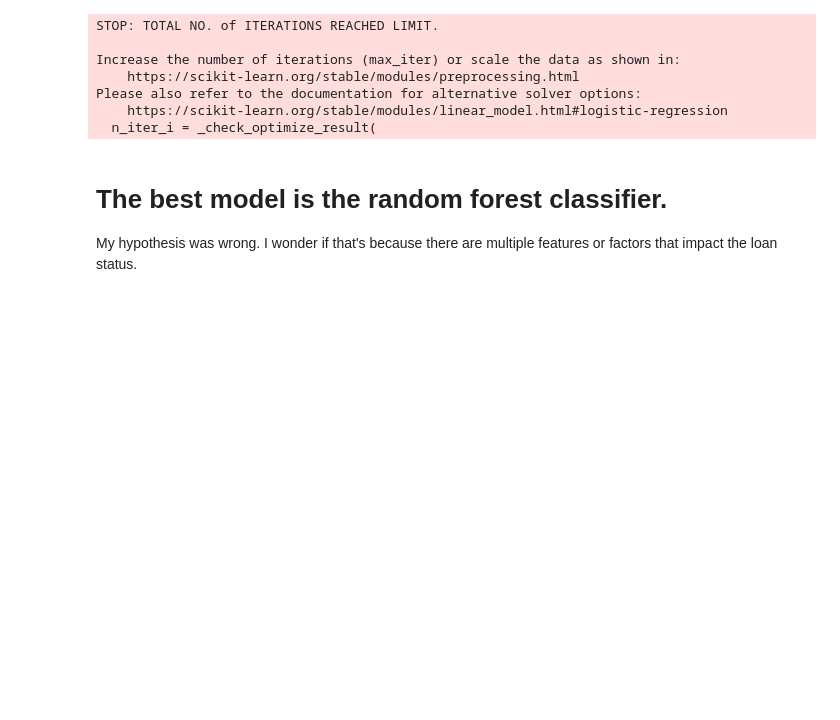
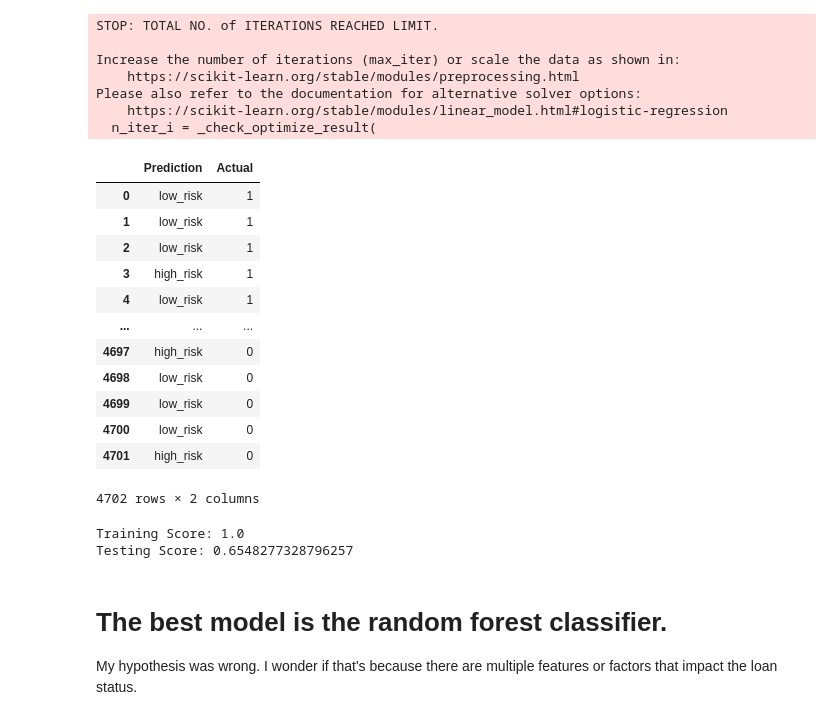
Before and after one commit to computercavemen/supervised_machine_learning_challenge, a Jupyter notebook: Credit Risk Evaluator.ipynb, the cells around one changed output. Saved outputs shown, nothing was run; the diff lists cells and outputs as text; code cells hidden in the pictures; blank space fills up the shorter version.

```diff
--- a/Credit Risk Evaluator.ipynb
+++ b/Credit Risk Evaluator.ipynb
@@ -172,6 +176,8 @@ Name: loan_status, Length: 4702, dtype: object
+# %%
+y_test_label = LabelEncoder().fit_transform(test_df['loan_status'])
 # %%
 # Train the Logistic Regression model on the unscaled data and print the model score
 from sklearn.linear_model import LogisticRegression
 classifier = LogisticRegression()
-classifier
+classifier.fit(X_train, y_train)
 # %% [output]
@@ -179,2 +191,0 @@ LogisticRegression()
-# %%
-classifier.fit(X_dummies_train, y_train)
@@ -225,11 +225,31 @@ Increase the number of iterations (max_iter) or scale the data as shown in:
 Please also refer to the documentation for alternative solver options:
     https://scikit-learn.org/stable/modules/linear_model.html#logistic-regression
   n_iter_i = _check_optimize_result(
+# %%
+predictions = classifier.predict(X_dummies_test)
+pd.DataFrame({"Prediction": predictions, "Actual": y_test_label})
+# %% [output]
+|  | Prediction | Actual |
+| 0 | low_risk | 1 |
+| 1 | low_risk | 1 |
+| 2 | low_risk | 1 |
+| 3 | high_risk | 1 |
+| 4 | low_risk | 1 |
+| ... | ... | ... |
+| 4697 | high_risk | 0 |
+| 4698 | low_risk | 0 |
+| 4699 | low_risk | 0 |
+| 4700 | low_risk | 0 |
+| 4701 | high_risk | 0 |
+4702 rows × 2 columns
 # %%
 # Train a Random Forest Classifier model on the scaled data and print the model score
 clf = RandomForestClassifier(random_state=1).fit(X_train_scaled, y_train)
 print(f'Training Score: {clf.score(X_train_scaled, y_train)}')
 print(f'Testing Score: {clf.score(X_test_scaled, y_test)}')
+# %% [output]
+Training Score: 1.0
+Testing Score: 0.6548277328796257
 # %% [markdown]
 # The best model is the random forest classifier.
 
```
Also changed, not shown: parts of 9 cells of this notebook.
